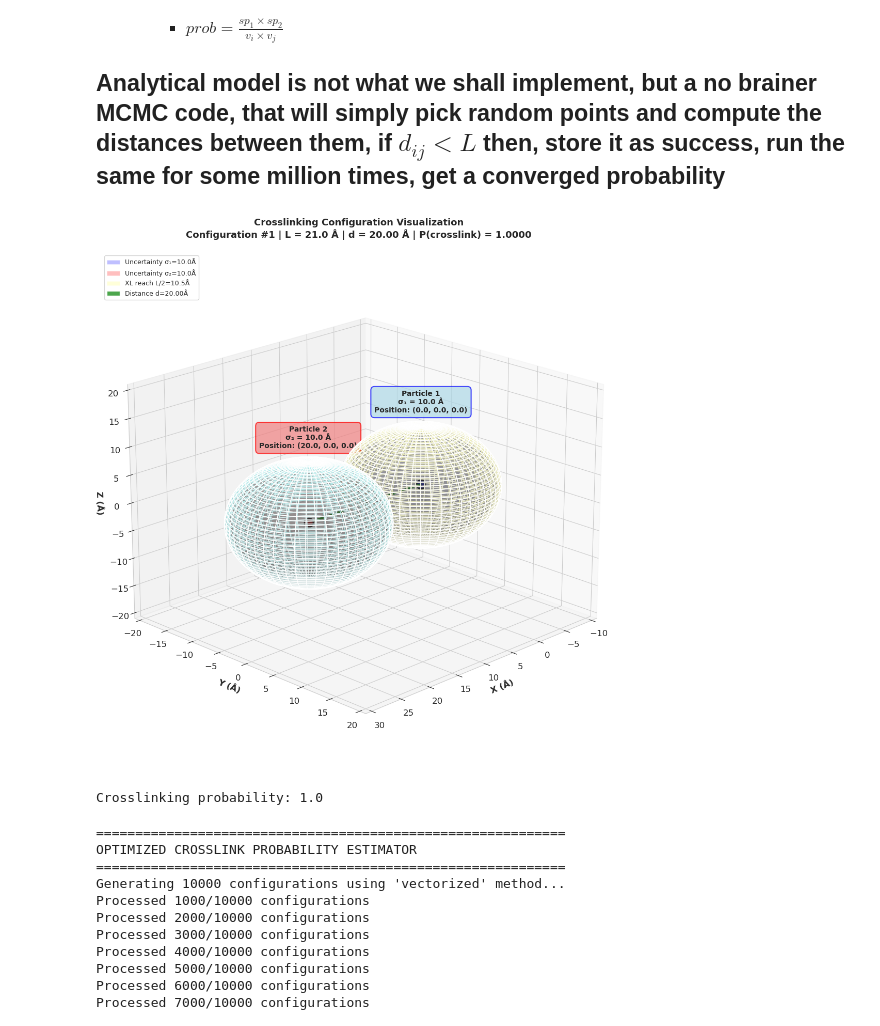
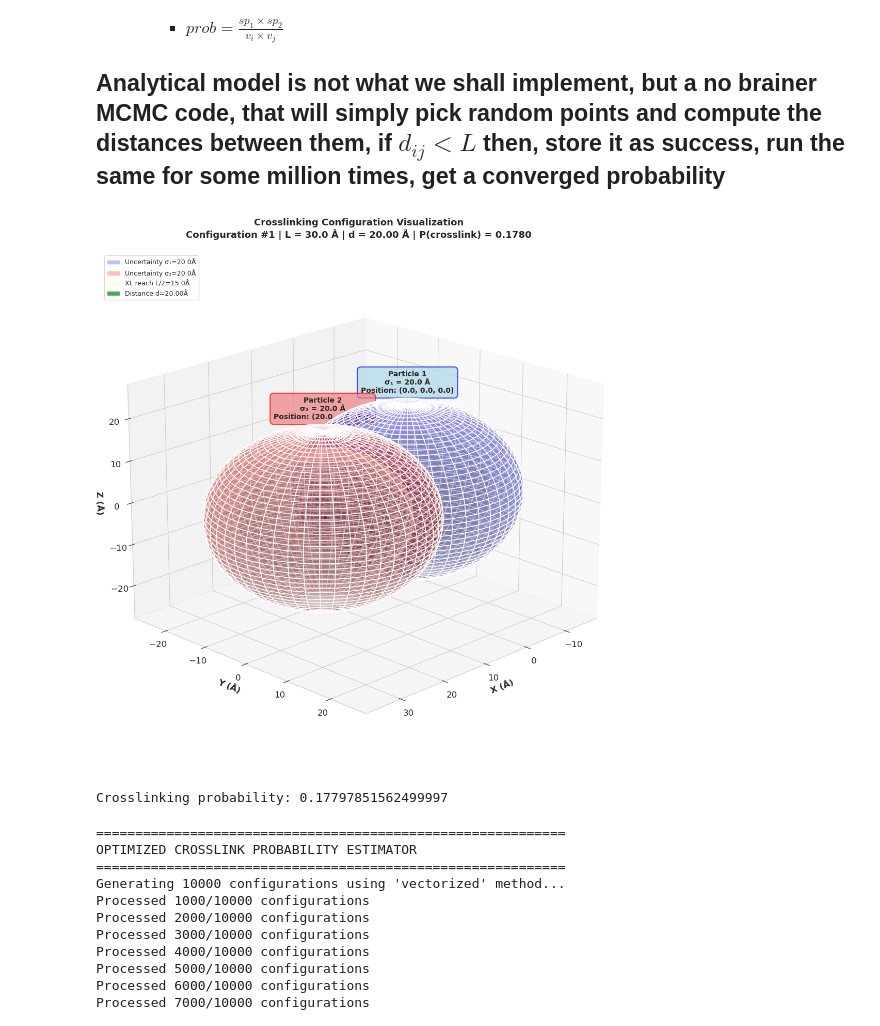
Before and after one commit to sreeganb/tri-center-xls, a Jupyter notebook: bayesian_trifunctional/nn_trifunctional.ipynb, the cells around one changed output. Saved outputs shown, nothing was run; the diff lists cells and outputs as text; code cells hidden in the pictures.

```diff
--- a/bayesian_trifunctional/nn_trifunctional.ipynb
+++ b/bayesian_trifunctional/nn_trifunctional.ipynb
@@ -215,38 +215,38 @@ def visualize_configuration_3d(p1, p2, sigma1, sigma2, L, prob=None, config_num=
     ax.grid(True, alpha=0.3)
 
     # --- Add legend ---
     # Note: 3D surfaces don't show well in legend, so we create proxy artists
     from matplotlib.patches import Patch
     legend_elements = [
         Patch(facecolor='blue', alpha=0.25, label=f'Uncertainty σ₁={sigma1:.1f}Å'),
         Patch(facecolor='red', alpha=0.25, label=f'Uncertainty σ₂={sigma2:.1f}Å'),
         Patch(facecolor='yellow', alpha=0.15, label=f'XL reach L/2={L/2:.1f}Å'),
         Patch(facecolor='green', alpha=0.7, label=f'Distance d={d:.2f}Å')
     ]
     ax.legend(handles=legend_elements, loc='upper left', fontsize=9)
 
     # --- View angle ---
     ax.view_init(elev=20, azim=45)
 
     plt.tight_layout()
 
     return fig
 
 # Example usage
 p1 = np.array([0.0, 0.0, 0.0])
 p2 = np.array([20.0, 0.0, 0.0])
-sigma1 = 10.0
-sigma2 = 10.0
-L = 21.0
+sigma1 = 20.0
+sigma2 = 20.0
+L = 30.0
 
 d, vi, vj, xlvol = compute_quantities(p1, p2, sigma1, sigma2, L)
 prob = crosslink_probability(d, sigma1, sigma2, L, vi, vj, xlvol)
 fig = visualize_configuration_3d(p1, p2, sigma1, sigma2, L, prob=prob, config_num=1)
 plt.show()
 print(f"Crosslinking probability: {prob}")
 # %% [output]
-[figure, old version]
+[figure, new version]
-Crosslinking probability: 1.0
+Crosslinking probability: 0.17797851562499997
 # %%
 class CrosslinkForwardModel:
     def __init__(self, L=30.0):
```
